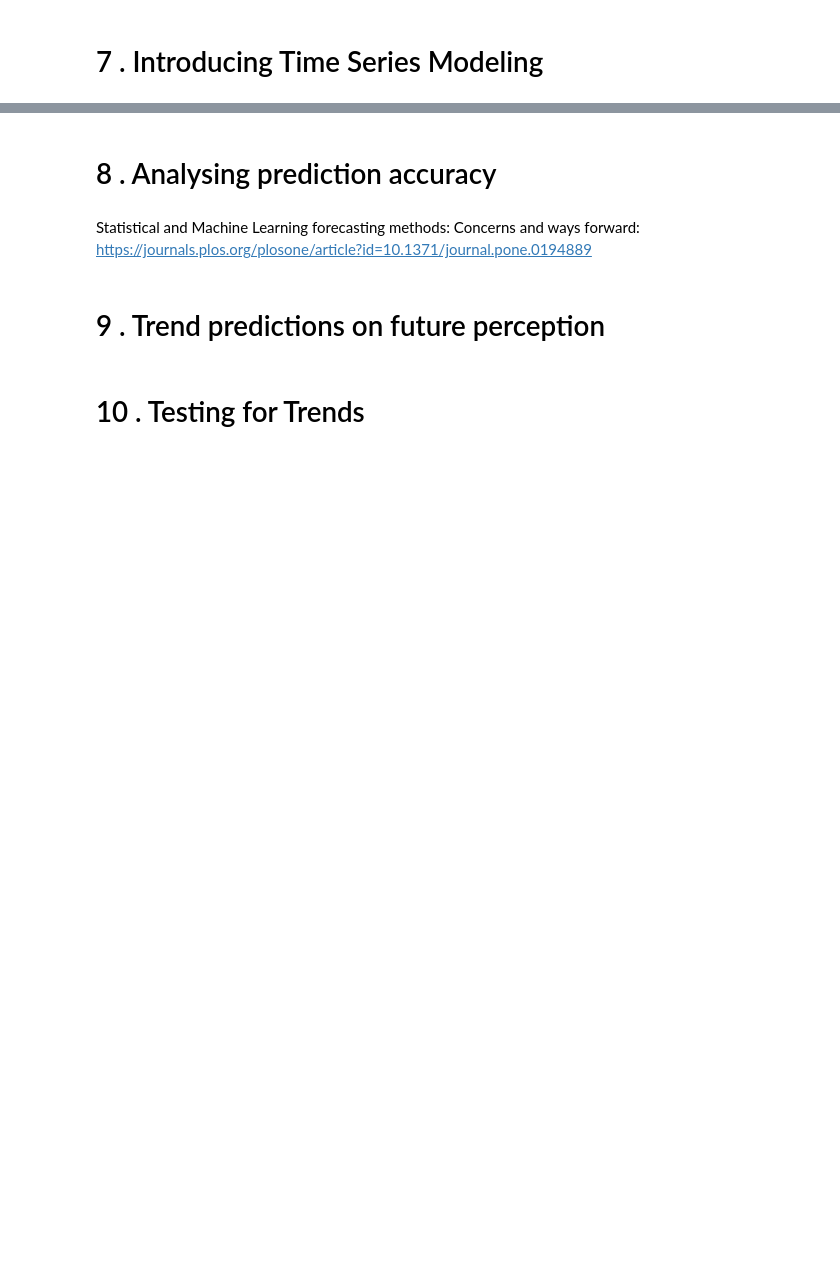
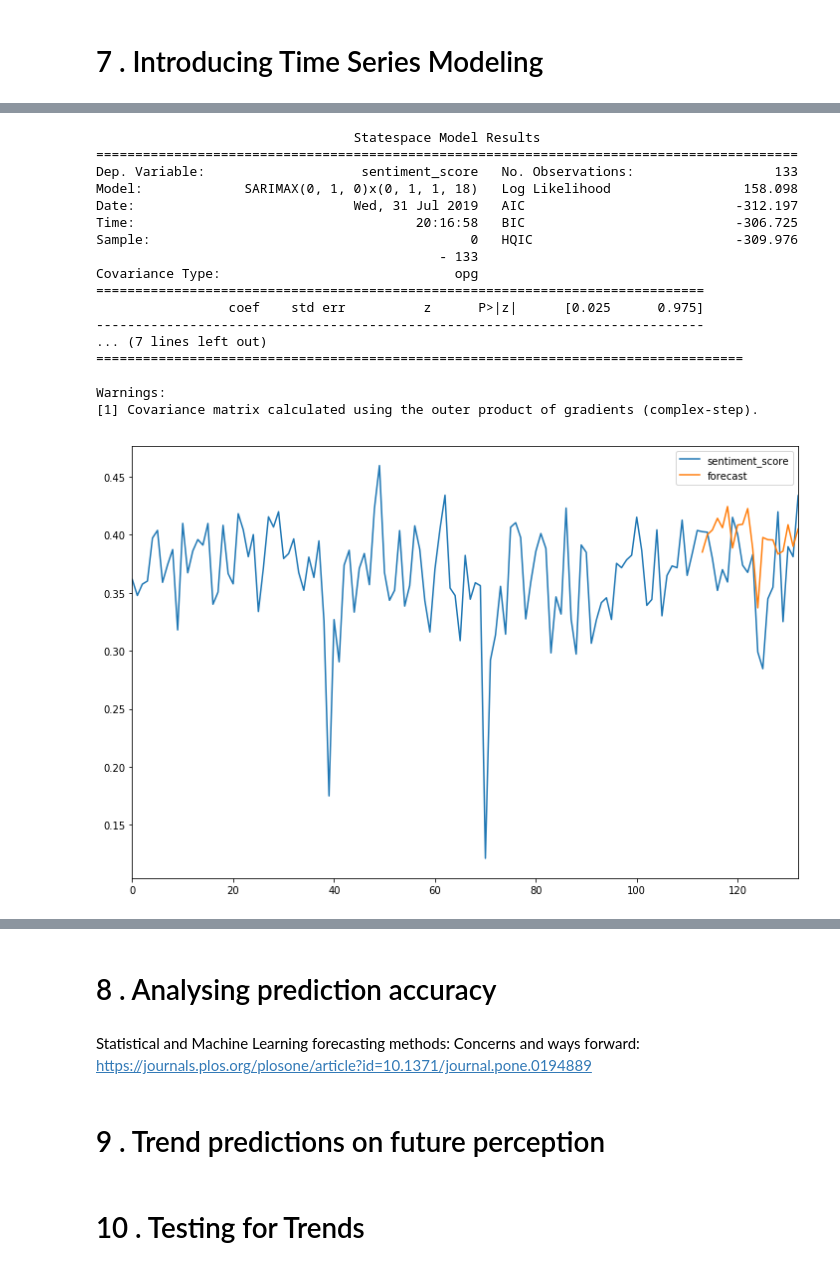
Before and after one commit to DIGITALFRANK/NLP_brand_sentiment_analysis_Time_Series_prediction, a Jupyter notebook: NLP_Time_Series.ipynb, the cells around one changed output, grey strips where cells are left out. Drawn from its saved outputs; the diff is of its cells as text; code cells hidden in the pictures; blank space fills up the shorter version.

```diff
--- a/NLP_Time_Series.ipynb
+++ b/NLP_Time_Series.ipynb
@@ -1074,0 +1077,21 @@ digit_index_bitcoin.tail()
+# %%
+adidas_forecast_test = fit_pretict_SARIMAX('adidas', adidas_stationary, seasonal_order=(0,1,1,18))
+# %% [output]
+                                 Statespace Model Results
+==========================================================================================
+Dep. Variable:                    sentiment_score   No. Observations:                  133
+Model:             SARIMAX(0, 1, 0)x(0, 1, 1, 18)   Log Likelihood                 158.098
+Date:                            Wed, 31 Jul 2019   AIC                           -312.197
+Time:                                    20:16:58   BIC                           -306.725
+Sample:                                         0   HQIC                          -309.976
+                                            - 133
+Covariance Type:                              opg
+==============================================================================
+                 coef    std err          z      P>|z|      [0.025      0.975]
+------------------------------------------------------------------------------
+... (7 lines left out)
+===================================================================================
+
+Warnings:
+[1] Covariance matrix calculated using the outer product of gradients (complex-step).
+[figure, added]
```
Also changed, not shown: parts of 11 cells of this notebook, 5 other files.
